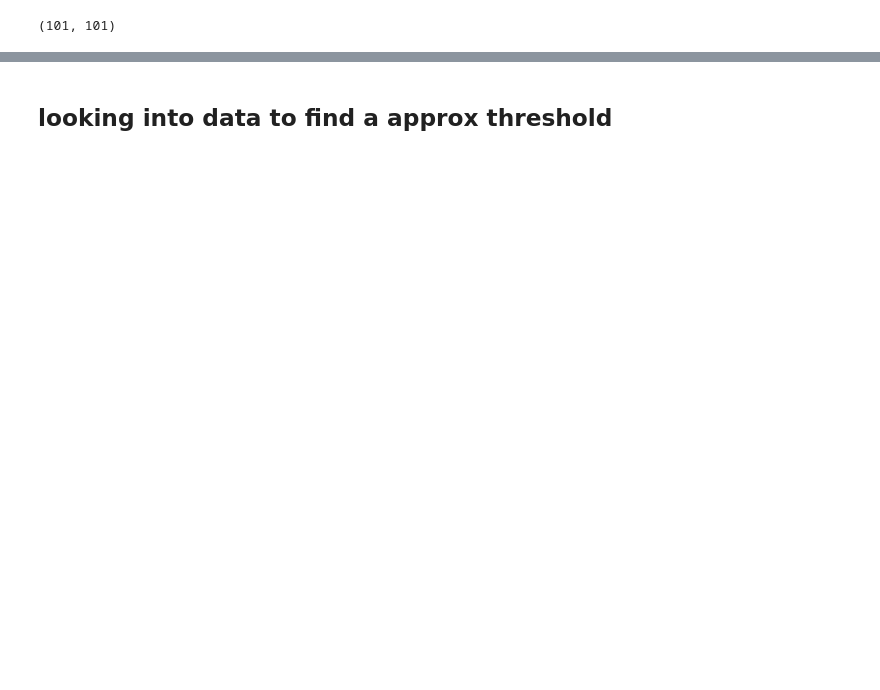
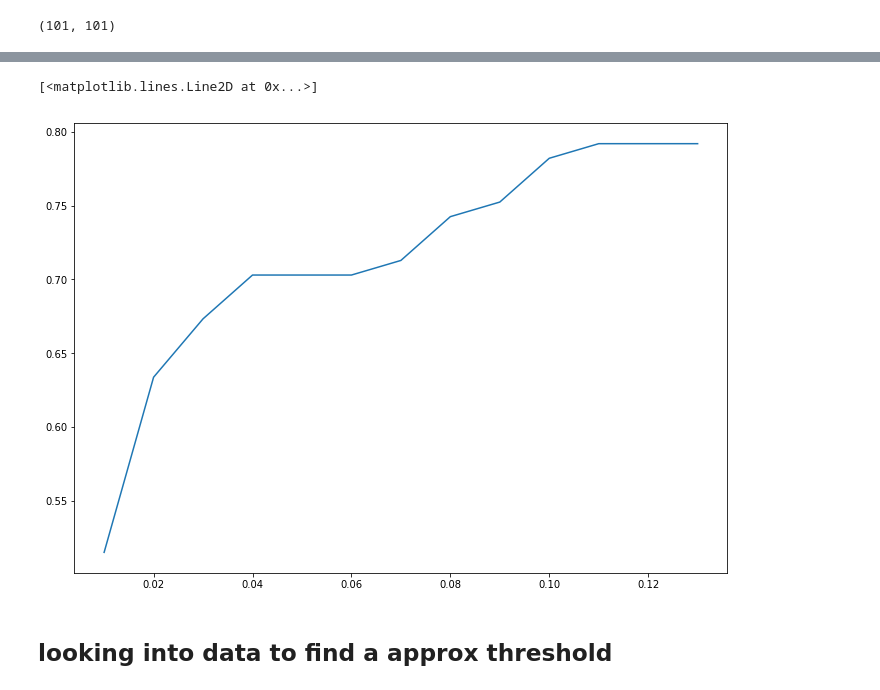
Before and after one commit to Hitkul/Aspect-Based-Sentiment-Analysis, a Jupyter notebook: Aspect_extraction.ipynb, the cells around one changed output, grey strips where cells are left out. Cells and saved outputs as stored; diff of their text form; code cells hidden in the pictures; blank space fills up the shorter version.

```diff
--- a/Aspect_extraction.ipynb
+++ b/Aspect_extraction.ipynb
@@ -844,3 +841,30 @@ accuracy score ==  0.693069306930693
+# %%
+def get_f1_for_th(thr):
+    acc_final,pred_final = get_acc_and_pred_labels(backup_trainX,backup_trainY,thr,pred,flat=False)
+    count_match = [True if len(a)==len(p) else False for a,p in zip(acc_final,pred_final)]
+    if [] in pred_final:
+        gg =9/0
+    return float(count_match.count(True))/len(count_match)
+# %%
+# get_f1_for_th(0.1)
+thr_range = []
+acc_range =[]
+thr_value = 0.01
+thr_inc = 0.01
+while True:
+    try:
+        acc_range.append(get_f1_for_th(thr_value))
+        thr_range.append(thr_value)
+        thr_value+=thr_inc
+    except:
+        break
+# %%
+# test_label_act = [lable_encoding[x.argmax()] for x in testY]
+# test_label_pred = [lable_encoding[x.argmax()] for x in pred]
+plt.plot(thr_range,acc_range)
+# %% [output]
+[<matplotlib.lines.Line2D at 0x...>]
+[figure, added]
 # %% [markdown]
 ## looking into data to find a approx threshold
 # %%
```
Also changed, not shown: parts of 12 cells of this notebook.
